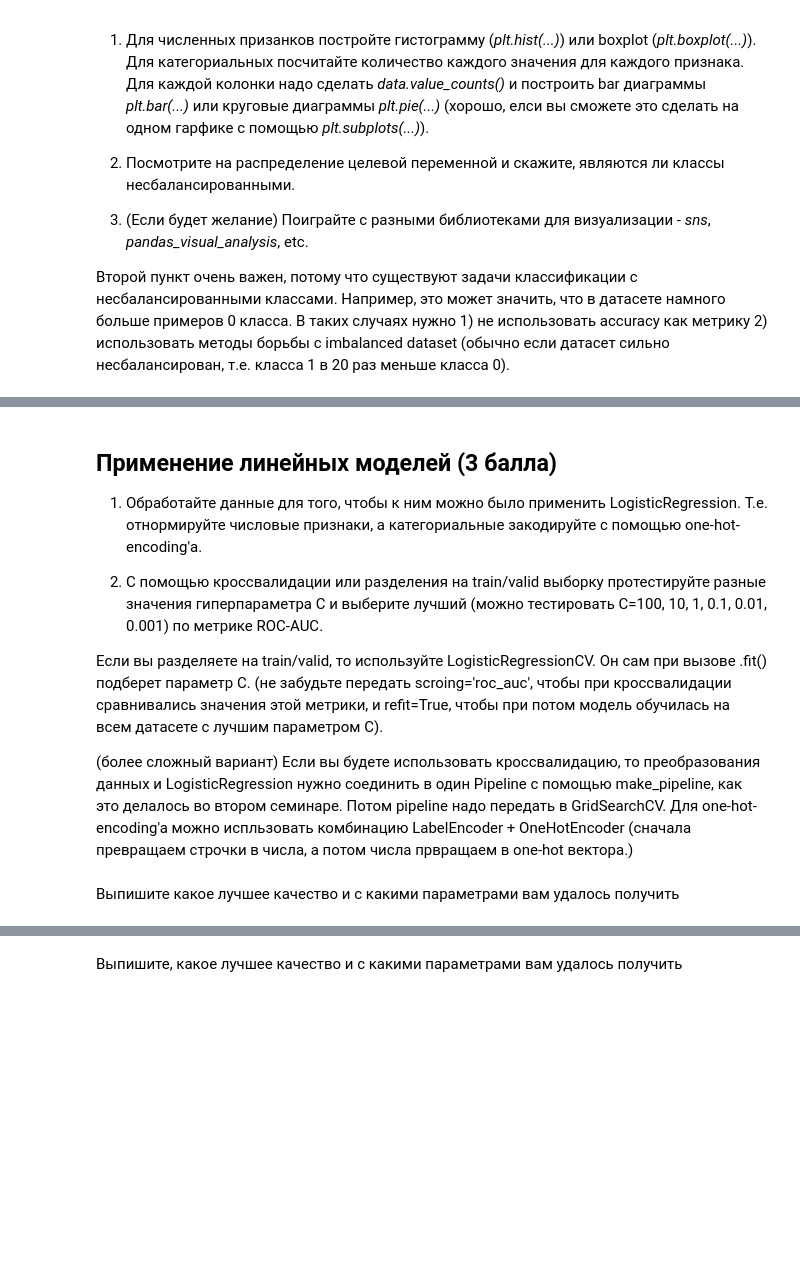
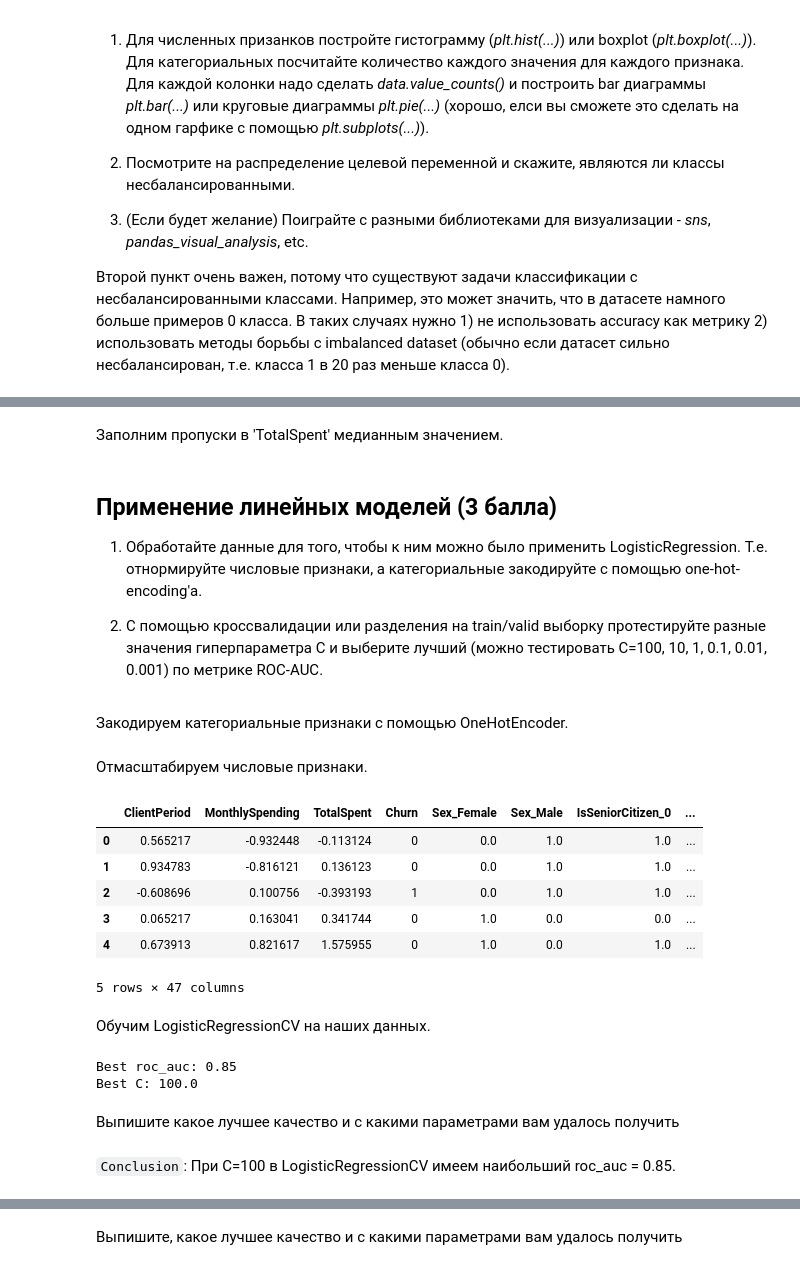
Before and after one commit to winpeperk/dls, a Jupyter notebook: week_03_composition_model_selection/Homework/hw_3_kaggle.ipynb, the cells around one changed output, grey strips where cells are left out. Saved outputs shown, nothing was run; the diff lists cells and outputs as text; code cells hidden in the pictures; blank space fills up the shorter version.

```diff
--- a/week_03_composition_model_selection/Homework/hw_3_kaggle.ipynb
+++ b/week_03_composition_model_selection/Homework/hw_3_kaggle.ipynb
@@ -160,12 +223,15 @@ target_col = 'Churn'
+# %% [markdown]
+Заполним пропуски в 'TotalSpent' медианным значением.
+# %%
+from sklearn.impute import SimpleImputer
+
+imputer = SimpleImputer(strategy='median')
+train[num_cols] = imputer.fit_transform(train[num_cols])
+test[num_cols] = imputer.transform(test[num_cols])
 # %% [markdown]
 ## Применение линейных моделей (3 балла)
 
 1) Обработайте данные для того, чтобы к ним можно было применить LogisticRegression. Т.е. отнормируйте числовые признаки, а категориальные закодируйте с помощью one-hot-encoding'а.
 
 2) С помощью кроссвалидации или разделения на train/valid выборку протестируйте разные значения гиперпараметра C и выберите лучший (можно тестировать С=100, 10, 1, 0.1, 0.01, 0.001) по метрике ROC-AUC.
-
-Если вы разделяете на train/valid, то используйте LogisticRegressionCV. Он сам при вызове .fit() подберет параметр С. (не забудьте передать scroing='roc_auc', чтобы при кроссвалидации сравнивались значения этой метрики, и refit=True, чтобы при потом модель обучилась на всем датасете с лучшим параметром C).
-
-
-(более сложный вариант) Если вы будете использовать кроссвалидацию, то преобразования данных и LogisticRegression нужно соединить в один Pipeline с помощью make_pipeline, как это делалось во втором семинаре. Потом pipeline надо передать в GridSearchCV. Для one-hot-encoding'a можно испльзовать комбинацию LabelEncoder + OneHotEncoder (сначала превращаем строчки в числа, а потом числа првращаем в one-hot вектора.)
 # %%
@@ -177,0 +240,28 @@ from sklearn.pipeline import make_pipeline
+# %% [markdown]
+Закодируем категориальные признаки с помощью OneHotEncoder.
+# %%
+enc = OneHotEncoder(handle_unknown='ignore', sparse_output=False)
+train_cat_cols = pd.DataFrame(enc.fit_transform(train[cat_cols]), columns=enc.get_feature_names_out())
+test_cat_cols = pd.DataFrame(enc.transform(test[cat_cols]), columns=enc.get_feature_names_out())
+
+train = train.drop(columns=cat_cols)
+train = pd.concat([train, train_cat_cols], axis=1)
+
+test = test.drop(columns=cat_cols)
+test = pd.concat([test, test_cat_cols], axis=1)
+# %% [markdown]
+Отмасштабируем числовые признаки.
+# %%
+scaler = RobustScaler()
+train[num_cols] = scaler.fit_transform(train[num_cols])
+test[num_cols] = scaler.transform(test[num_cols])
+# %%
+train.head()
+# %% [output]
+|  | ClientPeriod | MonthlySpending | TotalSpent | Churn | Sex_Female | Sex_Male | IsSeniorCitizen_0 | ... |
+| 0 | 0.565217 | -0.932448 | -0.113124 | 0 | 0.0 | 1.0 | 1.0 | ... |
+| 1 | 0.934783 | -0.816121 | 0.136123 | 0 | 0.0 | 1.0 | 1.0 | ... |
+| 2 | -0.608696 | 0.100756 | -0.393193 | 1 | 0.0 | 1.0 | 1.0 | ... |
+| 3 | 0.065217 | 0.163041 | 0.341744 | 0 | 1.0 | 0.0 | 0.0 | ... |
+| 4 | 0.673913 | 0.821617 | 1.575955 | 0 | 1.0 | 0.0 | 1.0 | ... |
+5 rows × 47 columns
@@ -178,5 +270,21 @@ from sklearn.pipeline import make_pipeline
+# %% [markdown]
+Обучим LogisticRegressionCV на наших данных.
+# %%
+clf = LogisticRegressionCV(cv=5,
+                           Cs=[100, 10, 1, 0.1, 0.01, 0.001],
+                           scoring='roc_auc')
+clf.fit(X_train, y_train)
+roc_auc = roc_auc_score(y_train, clf.predict_proba(X_train)[:,1])
+best_C = clf.C_[0]
+print(f'Best roc_auc: {round(roc_auc, 2)}')
+print(f'Best C: {best_C}')
+# %% [output]
+Best roc_auc: 0.85
+Best C: 100.0
 # %% [markdown]
 Выпишите какое лучшее качество и с какими параметрами вам удалось получить
+# %% [markdown]
+`Conclusion`: При C=100 в LogisticRegressionCV имеем наибольший roc_auc = 0.85.
 # %% [markdown]
 ## Применение градиентного бустинга (2 балла)
 
```
Also changed, not shown: parts of 36 cells of this notebook.
